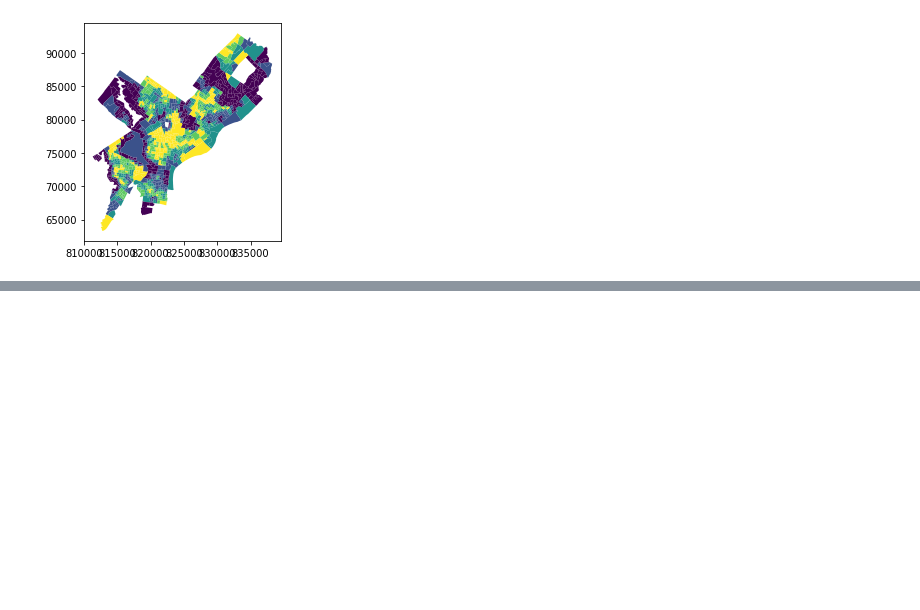
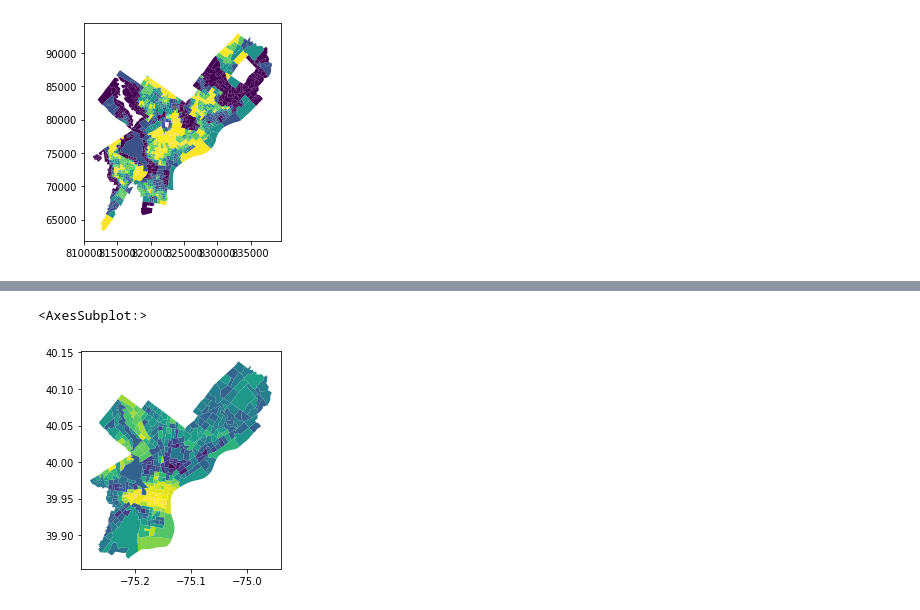
Before and after one commit to Zhen3r/WSOPB-MUSA509, a Jupyter notebook: exploring/index.ipynb, the cells around one changed output, grey strips where cells are left out. Saved outputs shown, nothing was run; the diff lists cells and outputs as text; code cells hidden in the pictures; blank space fills up the shorter version.

```diff
--- a/exploring/index.ipynb
+++ b/exploring/index.ipynb
@@ -10,3 +10,8 @@ import matplotlib.pyplot as plt
 # load data from postgres
 acsDataGeo = postgres_to_gpd("select * from acs_gpd;")
 parkUnion = postgres_to_gpd("select st_union(geometry) geometry from park;")
+# landUse = postgres_to_gpd('select * from land_use')
+# landValue = postgres_to_gpd('select * from land_value')
+# building = postgres_to_gpd('select * from building_volume')
+cost = postgres_to_gpd('select * from cost')
+flood = postgres_to_gpd('select * from flood')
@@ -49,0 +69,5 @@ acsDataGeo.plot(column = "income")
+# %%
+cost.plot(column='score')
+# %% [output]
+<AxesSubplot:>
+[figure, added]
```
Also changed, not shown: parts of 7 cells of this notebook, 5 other files.
